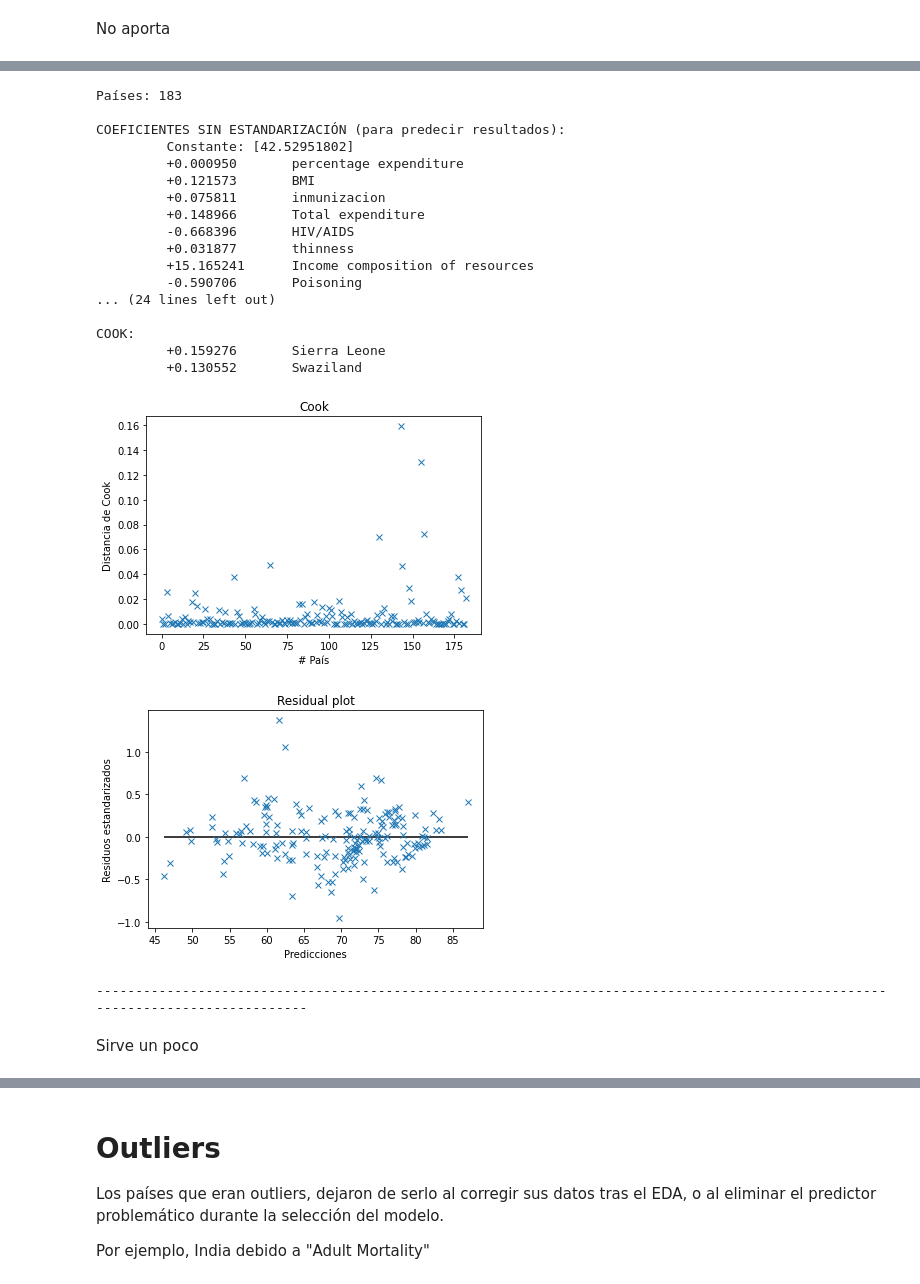
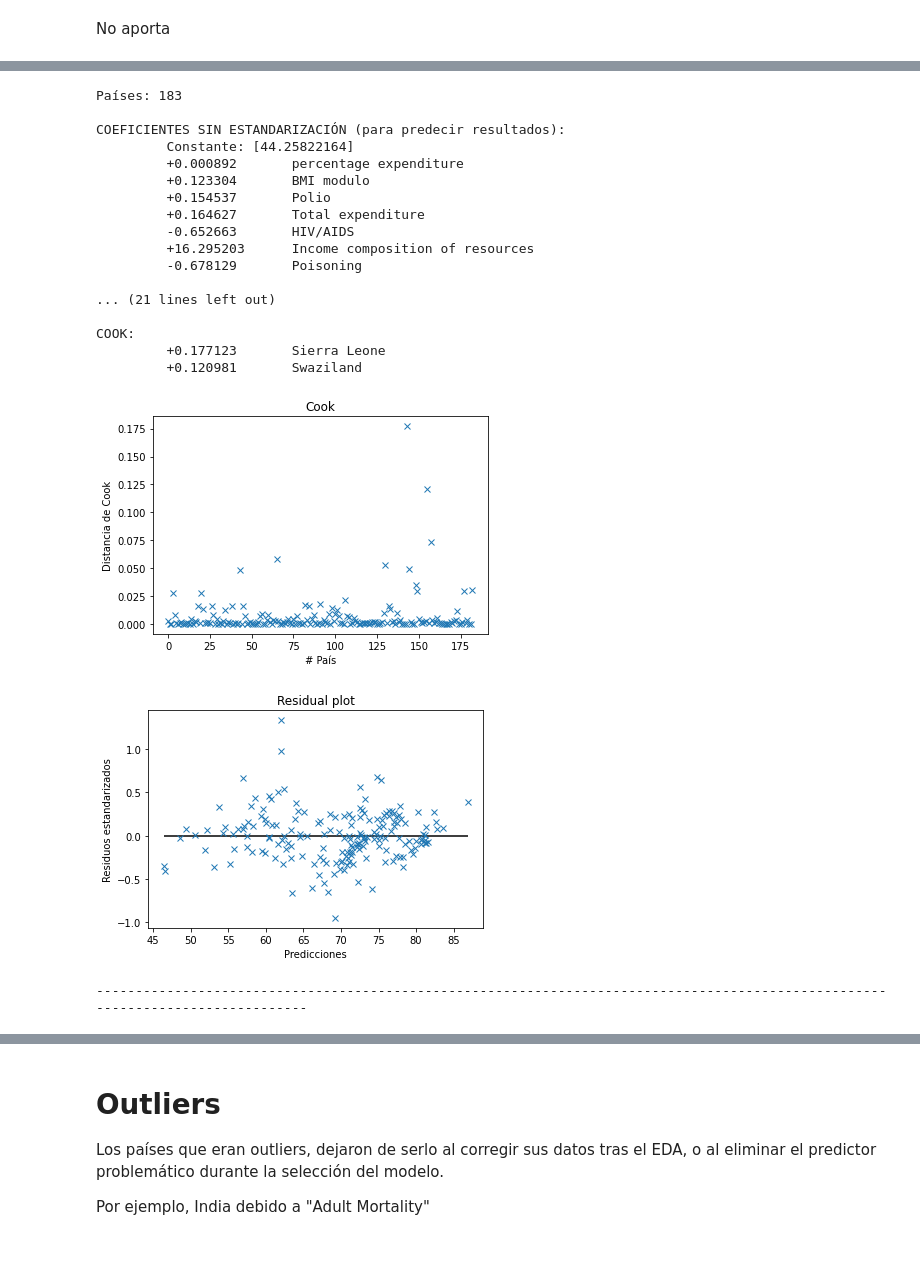
Before and after one commit to facutotaro/metnum-tp3, a Jupyter notebook: cml-y-modelado/notebooks/analisis_chido.ipynb, the cells around one changed output, grey strips where cells are left out. Saved outputs shown, nothing was run; the diff lists cells and outputs as text; code cells hidden in the pictures; blank space fills up the shorter version.

```diff
--- a/cml-y-modelado/notebooks/analisis_chido.ipynb
+++ b/cml-y-modelado/notebooks/analisis_chido.ipynb
@@ -864,5 +852,0 @@ Probamos: "Polio + Diphtheria", "Polio + Hepatitis B" y "Polio + Diphtheria + He
-# %%
-if not ("inmunizacion" in datos_con_medianas_segregadas.columns):
-    datos_con_medianas_segregadas.insert(0, "inmunizacion", 0)
-
-datos_con_medianas_segregadas["inmunizacion"] = datos_con_medianas_segregadas["Polio"] + datos_con_medianas_segregadas["Diphtheria"]
@@ -896,15 +880,0 @@ Probamos: "percentage expenditure + GDP" (estandarizando)
-# %%
-if not ("ricachosidad" in datos_con_medianas_segregadas.columns):
-    datos_con_medianas_segregadas.insert(0, "ricachosidad", 0)
-    datos_con_medianas_segregadas.insert(0, "standard_GDP", 0)
-    datos_con_medianas_segregadas.insert(0, "standard_expenditure", 0)
-
-media = np.mean(datos_con_medianas_segregadas["GDP"])
-std = np.std(datos_con_medianas_segregadas["GDP"])
-datos_con_medianas_segregadas["standard_GDP"] = (datos_con_medianas_segregadas["GDP"]-media)/std
-
-media = np.mean(datos_con_medianas_segregadas["percentage expenditure"])
-std = np.std(datos_con_medianas_segregadas["percentage expenditure"])
-datos_con_medianas_segregadas["standard_expenditure"] = (datos_con_medianas_segregadas["percentage expenditure"]-media)/std
-
-datos_con_medianas_segregadas["ricachosidad"] = datos_con_medianas_segregadas["standard_GDP"] + datos_con_medianas_segregadas["standard_expenditure"]
@@ -915,15 +905,0 @@ Probamos: "thinness  1-19 years + BMI" (estandarizando)
-# %%
-if not ("pachonsidad" in datos_con_medianas_segregadas.columns):
-    datos_con_medianas_segregadas.insert(0, "pachonsidad", 0)
-    datos_con_medianas_segregadas.insert(0, "standard_BMI", 0)
-    datos_con_medianas_segregadas.insert(0, "standard_thinness", 0)
-
-media = np.mean(datos_con_medianas_segregadas["BMI"])
-std = np.std(datos_con_medianas_segregadas["BMI"])
-datos_con_medianas_segregadas["standard_BMI"] = (datos_con_medianas_segregadas["BMI"]-media)/std
-
-media = np.mean(datos_con_medianas_segregadas["thinness  1-19 years"])
-std = np.std(datos_con_medianas_segregadas["thinness  1-19 years"])
-datos_con_medianas_segregadas["standard_thinness"] = (datos_con_medianas_segregadas["thinness  1-19 years"]-media)/std
-
-datos_con_medianas_segregadas["pachonsidad"] = datos_con_medianas_segregadas["standard_thinness"] + datos_con_medianas_segregadas["standard_thinness"]
@@ -934,5 +909,4 @@ Probamos combinar los "thinness"
 # %%
-if not ("thinness" in datos_con_medianas_segregadas.columns):
-    datos_con_medianas_segregadas.insert(0, "thinness", 0)
-
-datos_con_medianas_segregadas["thinness"] = datos_con_medianas_segregadas["thinness  1-19 years"] + datos_con_medianas_segregadas["thinness 5-9 years"]
+if not ("BMI modulo" in datos_con_medianas_segregadas.columns):
+    datos_con_medianas_segregadas.insert(0, "BMI modulo", 0)
+datos_con_medianas_segregadas["BMI modulo"] = np.abs(datos_con_medianas_segregadas["BMI"]-22.5)
@@ -939,25 +932,23 @@ datos_con_medianas_segregadas["thinness"] = datos_con_medianas_segregadas["thinn
 # %%
-analisis(datos_con_medianas_segregadas, ['percentage expenditure', 'BMI', 'inmunizacion', 'Total expenditure', 'HIV/AIDS', 'thinness', 'Income composition of resources', 'Poisoning'], 'Life expectancy')
+analisis(datos_con_medianas_segregadas, ['percentage expenditure', 'BMI modulo', 'Polio', 'Total expenditure', 'HIV/AIDS', 'Income composition of resources', 'Poisoning'], 'Life expectancy')
 # %% [output]
 Países: 183
 
 COEFICIENTES SIN ESTANDARIZACIÓN (para predecir resultados):
-         Constante: [42.52951802]
-         +0.000950       percentage expenditure
-         +0.121573       BMI
-         +0.075811       inmunizacion
-         +0.148966       Total expenditure
-         -0.668396       HIV/AIDS
-         +0.031877       thinness
-         +15.165241      Income composition of resources
-         -0.590706       Poisoning
-... (24 lines left out)
+         Constante: [44.25822164]
+         +0.000892       percentage expenditure
+         +0.123304       BMI modulo
+         +0.154537       Polio
+         +0.164627       Total expenditure
+         -0.652663       HIV/AIDS
+         +16.295203      Income composition of resources
+         -0.678129       Poisoning
+
+... (21 lines left out)
 
 COOK:
-         +0.159276       Sierra Leone
-         +0.130552       Swaziland
+         +0.177123       Sierra Leone
+         +0.120981       Swaziland
-[figure, old version]
+[figure, new version]
-[figure, old version]
+[figure, new version]
 --------------------------------------------------------------------------------------------------------------------------------
-# %% [markdown]
-Sirve un poco
```
Also changed, not shown: parts of 28 cells of this notebook.
